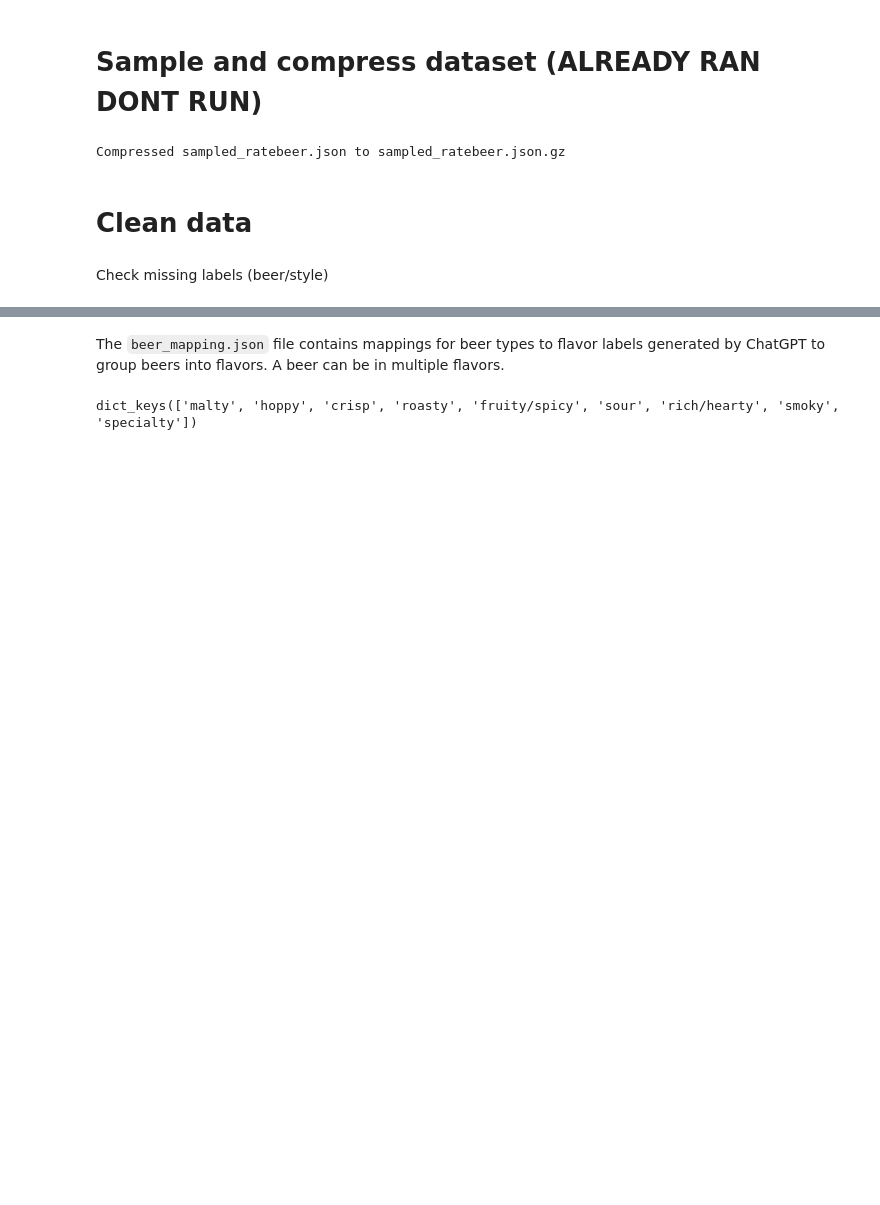
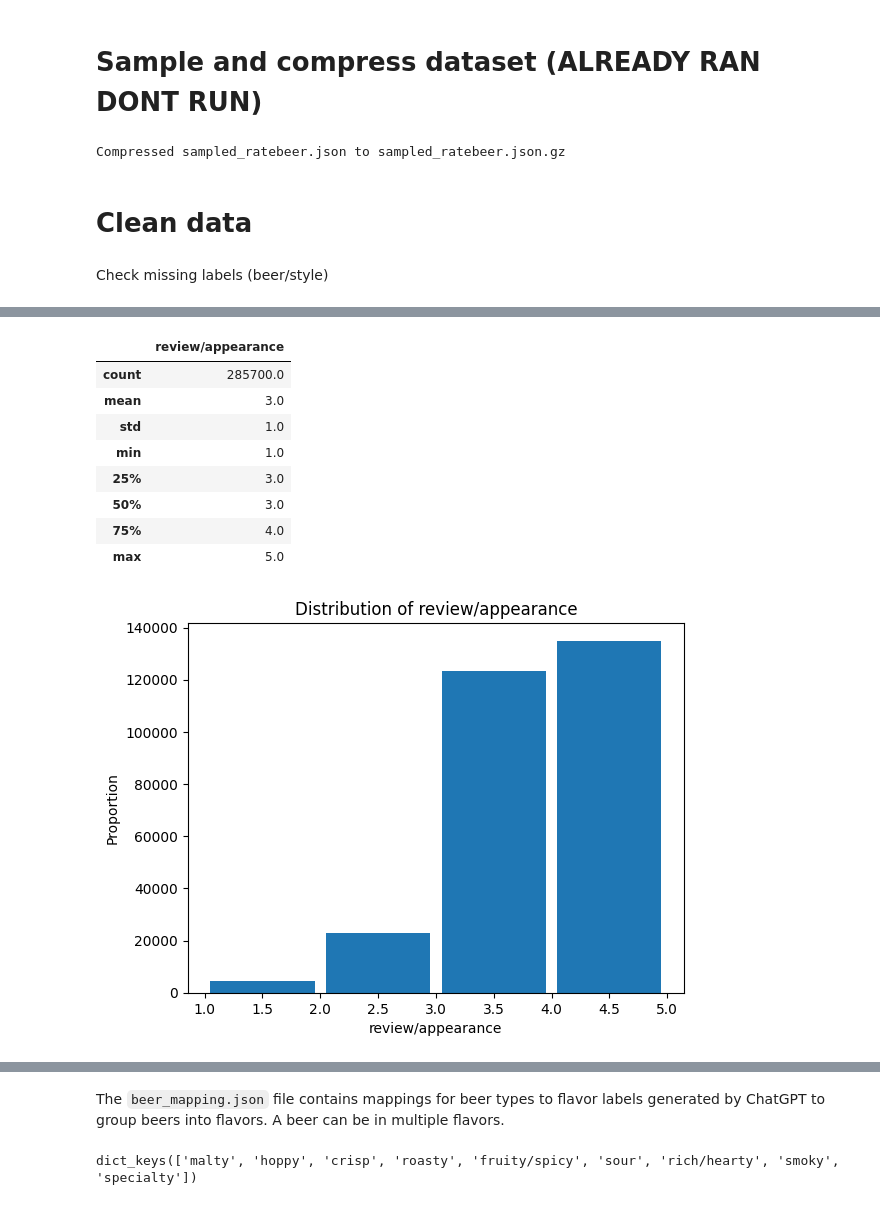
Before and after one commit to EdwardLinS/CSE158-BryanEdwardJesse, a Jupyter notebook: beers/notebook.ipynb, the cells around one changed output, grey strips where cells are left out. Cells and saved outputs as stored; diff of their text form; code cells hidden in the pictures; blank space fills up the shorter version.

```diff
--- a/beers/notebook.ipynb
+++ b/beers/notebook.ipynb
@@ -62,8 +62,3 @@ Compressed sampled_ratebeer.json to sampled_ratebeer.json.gz
 # Clean data
 # %% [markdown]
 Check missing labels (beer/style)
-# %%
-# Removing escape sequences from labels
-for rating in rawRatings:
-    if 'beer/style' in rating:
-        rating['beer/style'] = html.unescape(rating['beer/style'])
@@ -82,0 +65,2 @@ len(styles), len(no_style)
+# %%
+df = pd.DataFrame(rawRatings)
@@ -82,0 +114,23 @@ len(styles), len(no_style)
+# %%
+# correcting data type
+def ratingToInt(rating):
+    if type(rating) == int:
+        return rating
+
+    top, bottom = rating.split('/')
+    return int(top)
+
+# Remove no ABV beers
+cleanedDf = df[df['beer/ABV'] != '-']
+cleanedDf.reset_index()
+cleanedDf['beer/ABV'] = cleanedDf['beer/ABV'].apply(float)
+
+cleanedDf['review/appearance'] = cleanedDf['review/appearance'].apply(ratingToInt)
+cleanedDf['review/aroma'] = cleanedDf['review/aroma'].apply(ratingToInt)
+cleanedDf['review/palate'] = cleanedDf['review/palate'].apply(ratingToInt)
+cleanedDf['review/taste'] = cleanedDf['review/taste'].apply(ratingToInt)
+cleanedDf['review/overall'] = cleanedDf['review/overall'].apply(ratingToInt)
+
+
+# Removing escape sequences from labels
+cleanedDf['beer/style'] = cleanedDf['beer/style'].apply(html.unescape)
@@ -82,0 +157,10 @@ len(styles), len(no_style)
+# %%
+# Distribution of ratings in dataset
+def plotRatingDist(ratingKey):
+    x = cleanedDf[ratingKey]
+    minRating, maxRating = x.min(), x.max()
+    bins = [i for i in range(minRating, maxRating + 1)]
+    plt.hist(x, bins, rwidth=0.9)
+    plt.title(f"Distribution of {ratingKey}")
+    plt.xlabel(ratingKey)
+    plt.ylabel("Proportion")
@@ -82,0 +176,14 @@ len(styles), len(no_style)
+# %%
+plotRatingDist('review/appearance')
+cleanedDf[['review/appearance']].describe().round(0)
+# %% [output]
+|  | review/appearance |
+| count | 285700.0 |
+| mean | 3.0 |
+| std | 1.0 |
+| min | 1.0 |
+| 25% | 3.0 |
+| 50% | 3.0 |
+| 75% | 4.0 |
+| max | 5.0 |
+[figure, added]
```
Also changed, not shown: parts of 34 cells of this notebook, 1 other file.
